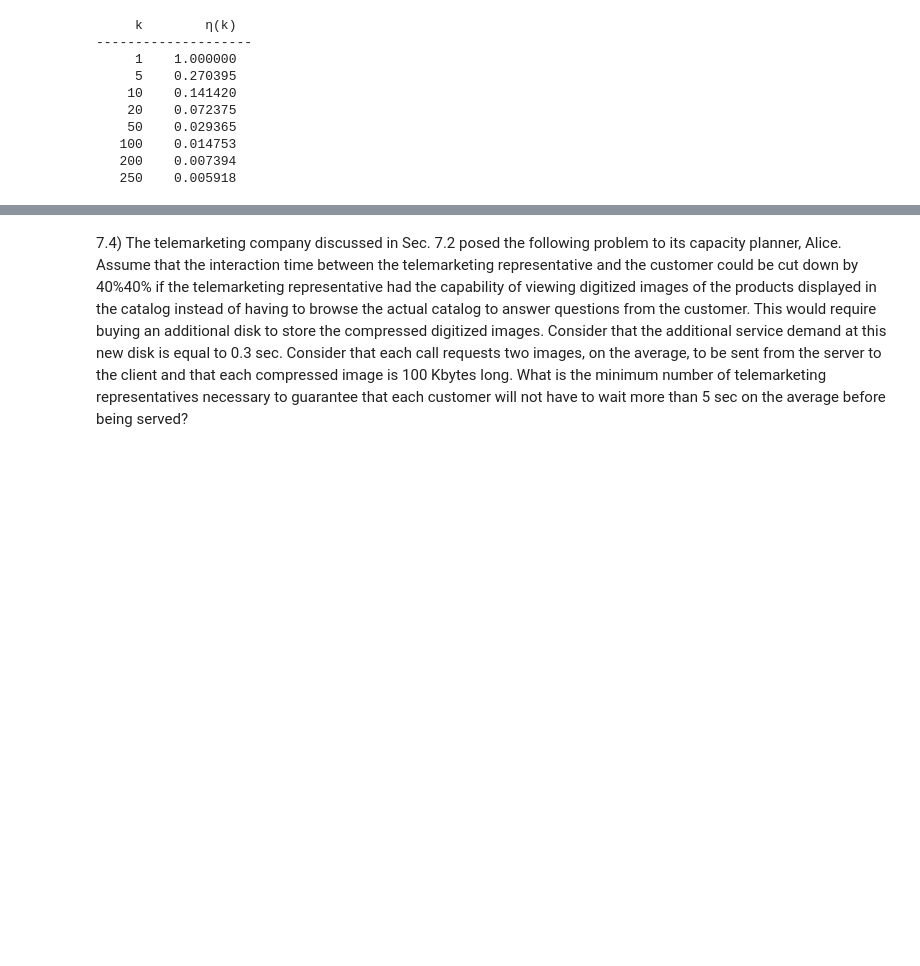
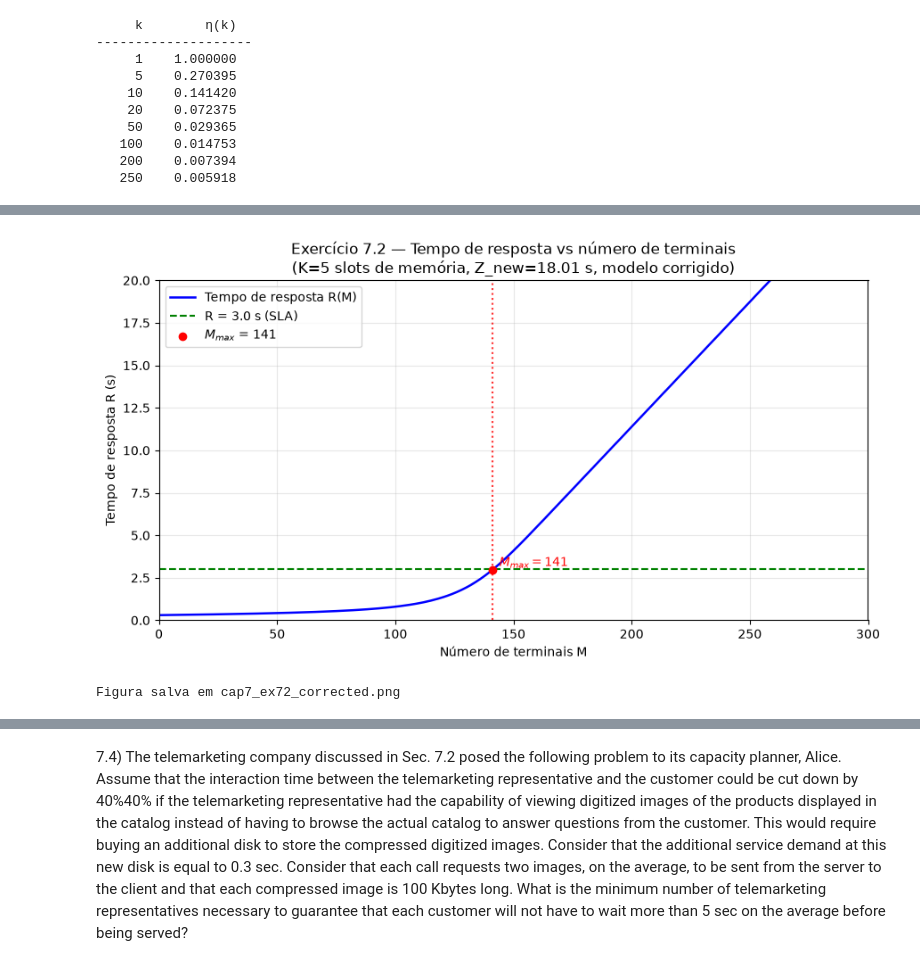
Before and after one commit to RenannLimaa/ads, a Jupyter notebook: tarefa_final_cap7.ipynb, the cells around one changed output, grey strips where cells are left out. Saved outputs shown, nothing was run; the diff lists cells and outputs as text; code cells hidden in the pictures; blank space fills up the shorter version.

```diff
--- a/tarefa_final_cap7.ipynb
+++ b/tarefa_final_cap7.ipynb
@@ -122,6 +132,23 @@ def wq_mmc(lam, c, S_tx):
     P_C = erlang_c(int(c), rho)
     W_q = P_C * S_tx / (c * (1.0 - rho))
     return W_q, rho, P_C
+
+
+def central_subsystem_X(n_jobs, D_cpu, D_d1, D_d2):
+    """Compute central subsystem throughput with n_jobs concurrent transactions.
+    Solves 3-station network: CPU (LI) + Disk1 (LI) + Disk2 (LI) with PS discipline.
+    Returns X(n_jobs) in requests/s"""
+    L = np.array([[D_cpu], [D_d1], [D_d2]])  # 3×1 demands
+    N_vec = np.array([int(n_jobs)])
+    Z_vec = np.array([0.0])  # No think time within central subsystem
+    mu_ones = np.ones((3, n_jobs))  # All load-independent (mu=1)
+
+    try:
+        XN, _, _, _, *_ = pfqn_mvald(L, N_vec, Z_vec, mu_ones)
+        X = float(np.ravel(XN)[0])
+        return X
+    except:
+        return 0.0
 # %%
 # ── Varredura N = 185 … 255 ────────────────────────────────
 N_range  = np.arange(185, 256, dtype=int)
@@ -263,0 +466,31 @@ Main memory at the mainframe is such that at most 5 transactions may be executed
+# %%
+
+# ── Exercício 7.2 — Gráfico R vs M ─────────────────────────
+fig, ax = plt.subplots(figsize=(9, 5))
+
+ax.plot(M_range72, R72_arr, 'b-', lw=1.8, label='Tempo de resposta R(M)')
+ax.axhline(R72_tgt, color='green', ls='--', lw=1.5, label=f'R = {R72_tgt} s (SLA)')
+
+if M72_max is not None:
+    ax.axvline(M72_max, color='red', ls=':', lw=1.5, alpha=0.8)
+    ax.scatter([M72_max], [R72_arr[M72_max - 1]], color='red', zorder=5,
+               label=f'$M_{{max}}$ = {M72_max}')
+    ax.text(M72_max + 3, R72_tgt + 0.15, f'$M_{{max}}={M72_max}$',
+            color='red', fontsize=10)
+
+ax.set_xlabel('Número de terminais M')
+ax.set_ylabel('Tempo de resposta R (s)')
+ax.set_title('Exercício 7.2 — Tempo de resposta vs número de terminais\n'
+             f'(K={K72} slots de memória, Z_new={Z72_new:.2f} s, modelo corrigido)')
+ax.set_xlim(0, 300)
+ax.set_ylim(0, min(R72_arr.max() * 1.1, 20))
+ax.legend()
+ax.grid(True, alpha=0.3)
+
+plt.tight_layout()
+plt.savefig('/home/renan/workspace/ads/cap7_ex72_corrected.png', dpi=100, bbox_inches='tight')
+plt.show()
+print('Figura salva em cap7_ex72_corrected.png')
+# %% [output]
+[figure, added]
+Figura salva em cap7_ex72_corrected.png
```
Also changed, not shown: parts of 16 cells of this notebook.
